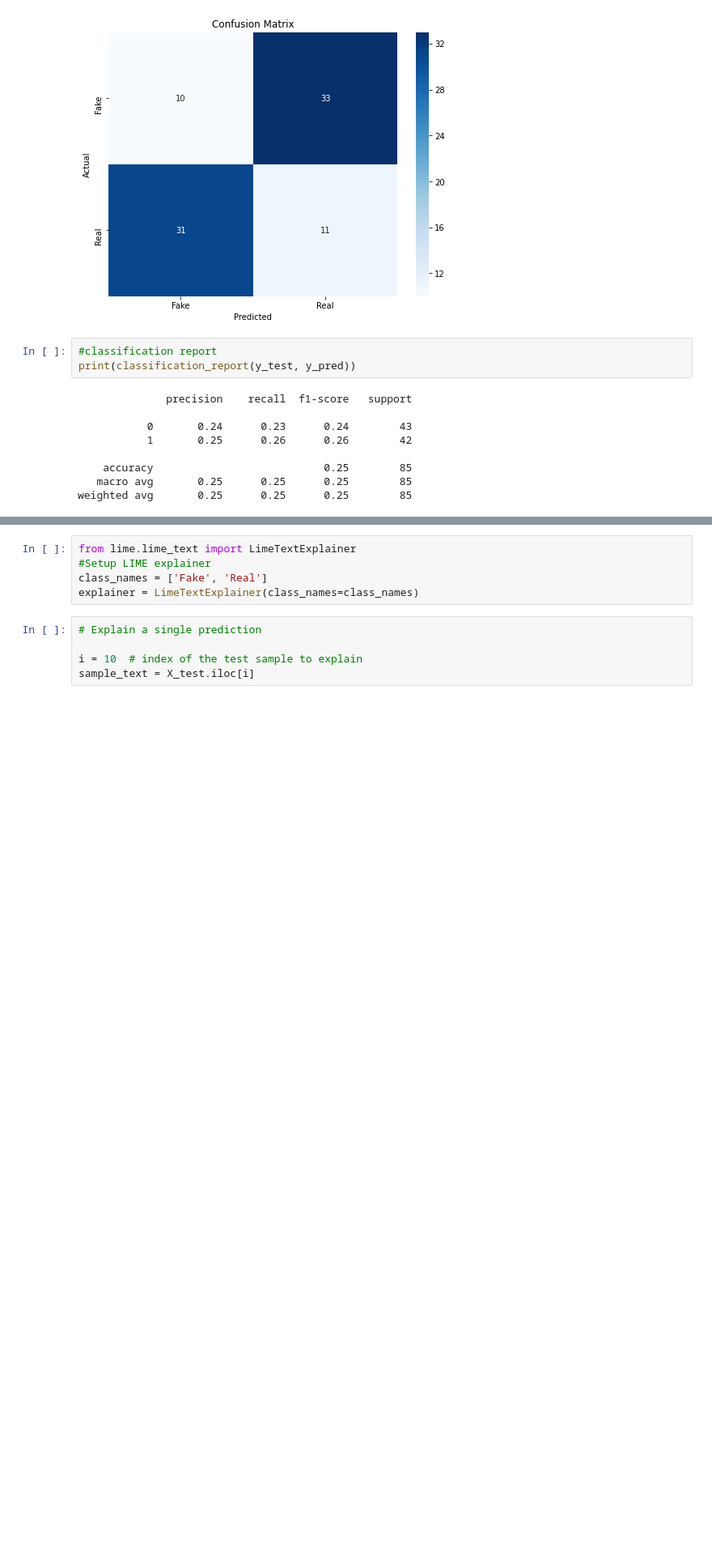
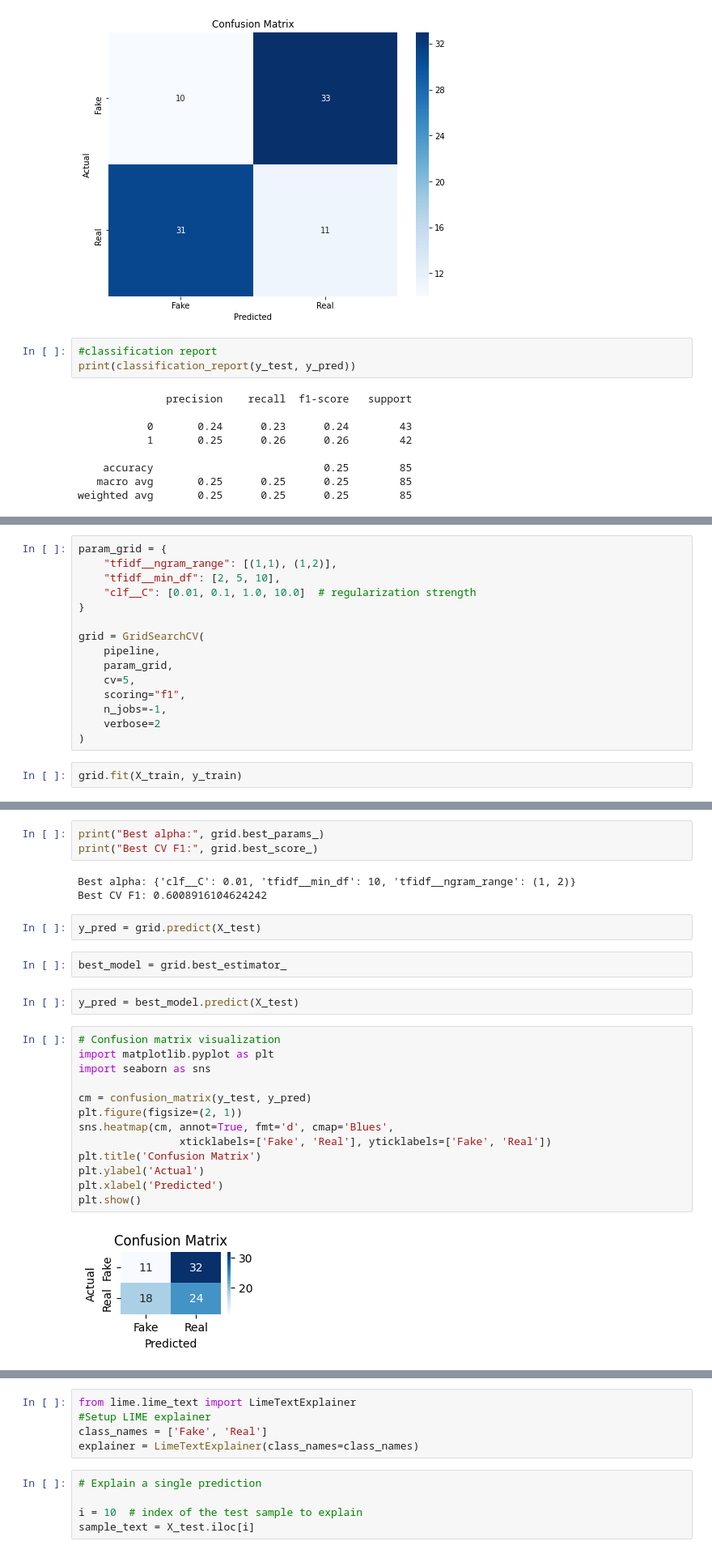
Before and after one commit to saamm/FakeNewsDetector, a Jupyter notebook: Logistic Regression.ipynb, the cells around one changed output, grey strips where cells are left out. Shown at 81% size. Saved outputs shown, nothing was run; the diff lists cells and outputs as text; blank space fills up the shorter version.

```diff
--- a/Logistic Regression.ipynb
+++ b/Logistic Regression.ipynb
@@ -101,0 +184,17 @@ weighted avg       0.25      0.25      0.25        85
+# %%
+param_grid = {
+    "tfidf__ngram_range": [(1,1), (1,2)],
+    "tfidf__min_df": [2, 5, 10],
+    "clf__C": [0.01, 0.1, 1.0, 10.0]  # regularization strength
+}
+
+grid = GridSearchCV(
+    pipeline,
+    param_grid,
+    cv=5,
+    scoring="f1",
+    n_jobs=-1,
+    verbose=2
+)
+# %%
+grid.fit(X_train, y_train)
@@ -101,0 +214,27 @@ weighted avg       0.25      0.25      0.25        85
+# %%
+print("Best alpha:", grid.best_params_)
+print("Best CV F1:", grid.best_score_)
+# %% [output]
+Best alpha: {'clf__C': 0.01, 'tfidf__min_df': 10, 'tfidf__ngram_range': (1, 2)}
+Best CV F1: 0.6008916104624242
+# %%
+y_pred = grid.predict(X_test)
+# %%
+best_model = grid.best_estimator_
+# %%
+y_pred = best_model.predict(X_test)
+# %%
+# Confusion matrix visualization
+import matplotlib.pyplot as plt
+import seaborn as sns
+
+cm = confusion_matrix(y_test, y_pred)
+plt.figure(figsize=(2, 1))
+sns.heatmap(cm, annot=True, fmt='d', cmap='Blues',
+                xticklabels=['Fake', 'Real'], yticklabels=['Fake', 'Real'])
+plt.title('Confusion Matrix')
+plt.ylabel('Actual')
+plt.xlabel('Predicted')
+plt.show()
+# %% [output]
+[figure, added]
```
Also changed, not shown: parts of 19 cells of this notebook, 2 other files.
